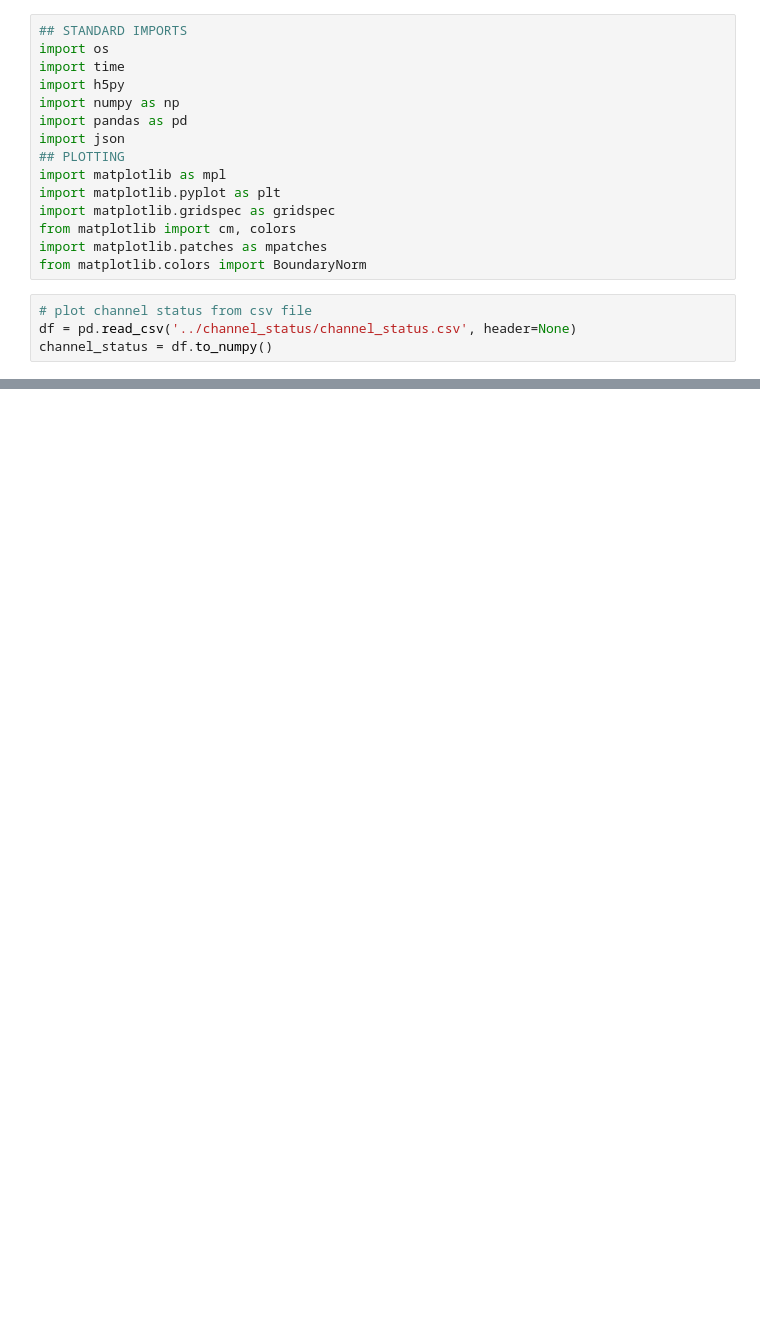
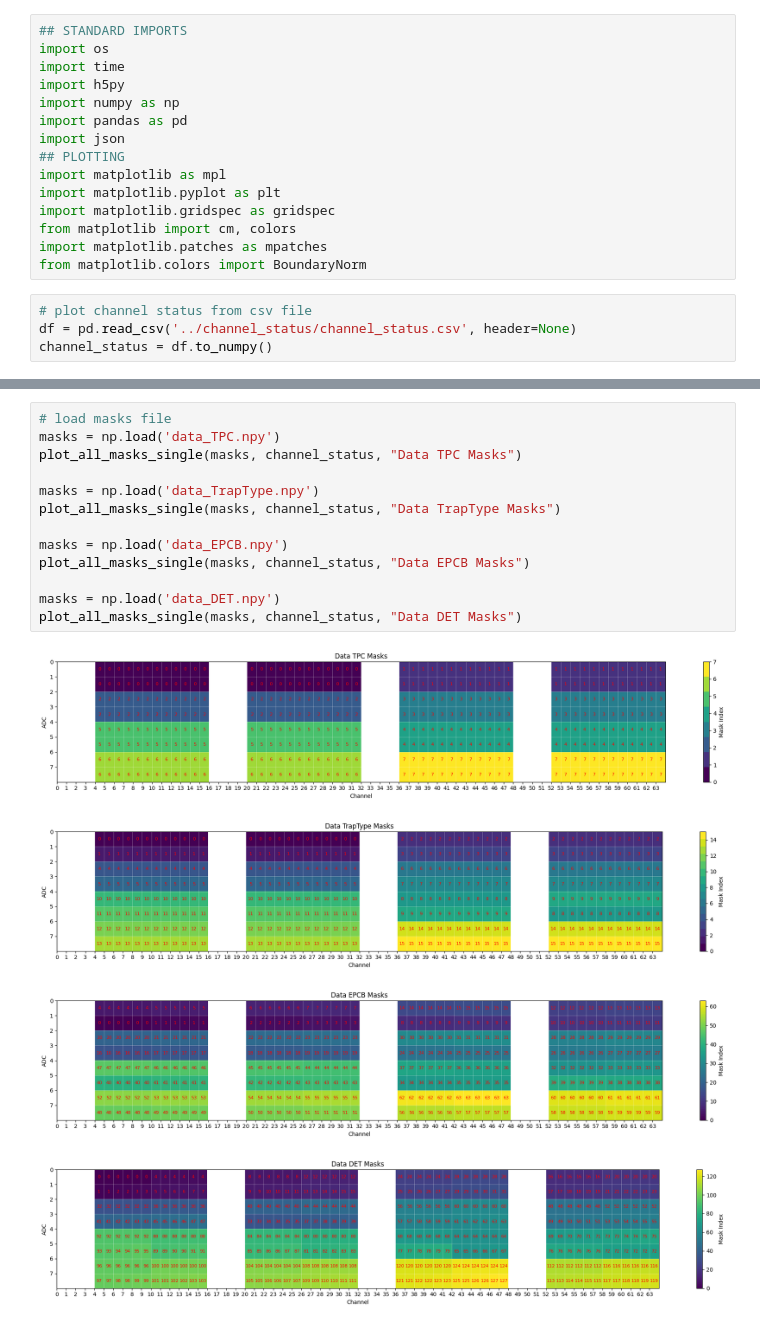
Before and after one commit to jvmead/lrs_sanity_check, a Jupyter notebook: channel_sum_masks/masks_map.ipynb, the cells around one changed output, grey strips where cells are left out. Drawn from its saved outputs; the diff is of its cells as text; blank space fills up the shorter version.

```diff
--- a/channel_sum_masks/masks_map.ipynb
+++ b/channel_sum_masks/masks_map.ipynb
@@ -101,0 +76,18 @@ for i in range(len(masks)):
+# %%
+# load masks file
+masks = np.load('data_TPC.npy')
+plot_all_masks_single(masks, channel_status, "Data TPC Masks")
+
+masks = np.load('data_TrapType.npy')
+plot_all_masks_single(masks, channel_status, "Data TrapType Masks")
+
+masks = np.load('data_EPCB.npy')
+plot_all_masks_single(masks, channel_status, "Data EPCB Masks")
+
+masks = np.load('data_DET.npy')
+plot_all_masks_single(masks, channel_status, "Data DET Masks")
+# %% [output]
+[figure, added]
+[figure, added]
+[figure, added]
+[figure, added]
```
Also changed, not shown: parts of 4 cells of this notebook, 12 other files.
